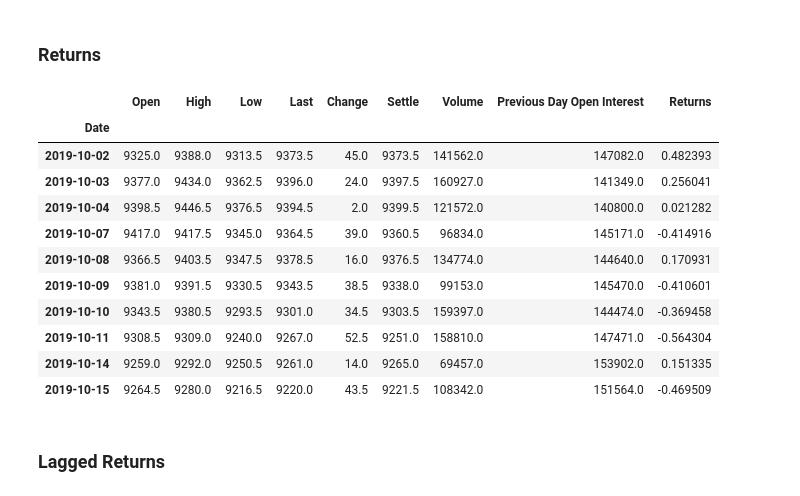
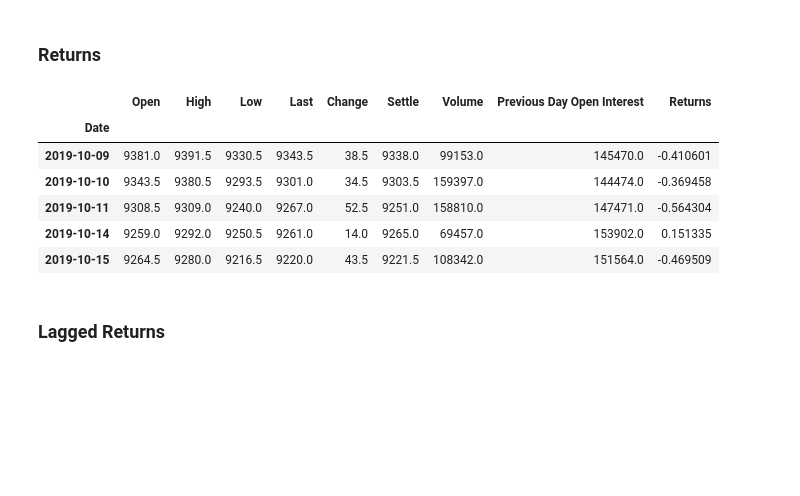
Before and after one commit to Renumelb/Homework10, a Jupyter notebook: regression_analysis.ipynb, the cells around one changed output. Saved outputs shown, nothing was run; the diff lists cells and outputs as text; code cells hidden in the pictures; blank space fills up the shorter version.

```diff
--- a/regression_analysis.ipynb
+++ b/regression_analysis.ipynb
@@ -40,18 +40,13 @@ yen_futures.head()
 # %%
 # Create a series using "Settle" price percentage returns, drop any nan"s, and check the results:
 # (Make sure to multiply the pct_change() results by 100)
 yen_futures['Returns'] = yen_futures.Settle.pct_change() * 100
 # In this case, you may have to replace inf, -inf values with np.nan"s
 yen_futures = yen_futures.replace(-np.inf, np.nan).dropna()
-yen_futures.tail(10)
+yen_futures.tail()
 # %% [output]
 |  | Open | High | Low | Last | Change | Settle | Volume | Previous Day Open Interest | Returns |
 | Date |  |  |  |  |  |  |  |  |  |
-| 2019-10-02 | 9325.0 | 9388.0 | 9313.5 | 9373.5 | 45.0 | 9373.5 | 141562.0 | 147082.0 | 0.482393 |
-| 2019-10-03 | 9377.0 | 9434.0 | 9362.5 | 9396.0 | 24.0 | 9397.5 | 160927.0 | 141349.0 | 0.256041 |
-| 2019-10-04 | 9398.5 | 9446.5 | 9376.5 | 9394.5 | 2.0 | 9399.5 | 121572.0 | 140800.0 | 0.021282 |
-| 2019-10-07 | 9417.0 | 9417.5 | 9345.0 | 9364.5 | 39.0 | 9360.5 | 96834.0 | 145171.0 | -0.414916 |
-| 2019-10-08 | 9366.5 | 9403.5 | 9347.5 | 9378.5 | 16.0 | 9376.5 | 134774.0 | 144640.0 | 0.170931 |
 | 2019-10-09 | 9381.0 | 9391.5 | 9330.5 | 9343.5 | 38.5 | 9338.0 | 99153.0 | 145470.0 | -0.410601 |
 | 2019-10-10 | 9343.5 | 9380.5 | 9293.5 | 9301.0 | 34.5 | 9303.5 | 159397.0 | 144474.0 | -0.369458 |
 | 2019-10-11 | 9308.5 | 9309.0 | 9240.0 | 9267.0 | 52.5 | 9251.0 | 158810.0 | 147471.0 | -0.564304 |
```
Also changed, not shown: parts of 8 cells of this notebook.
